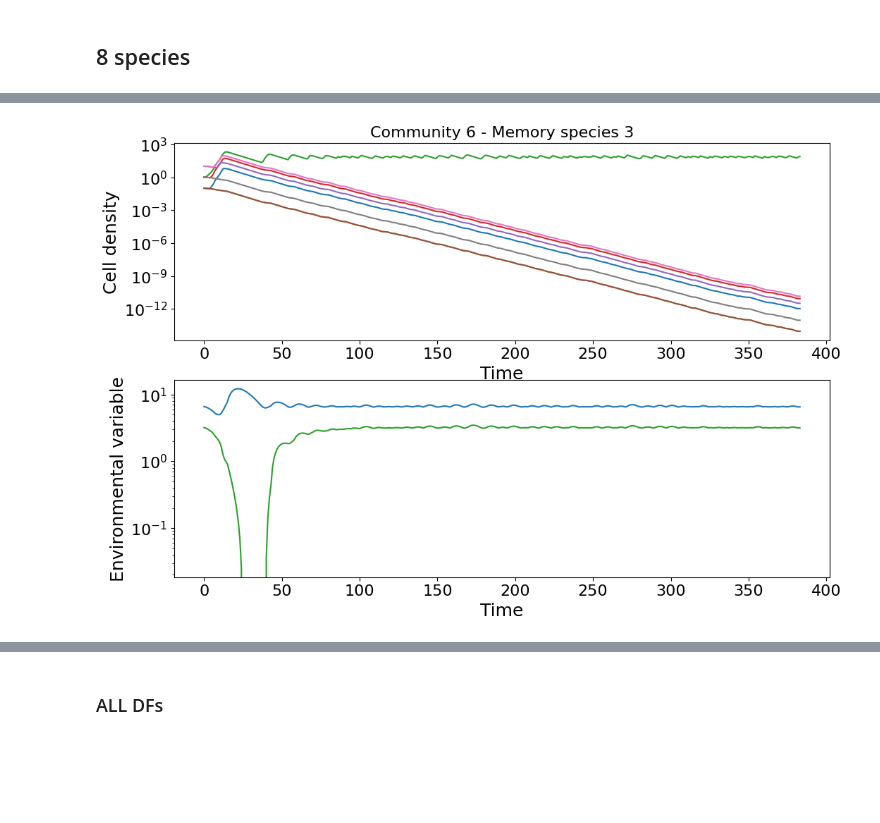
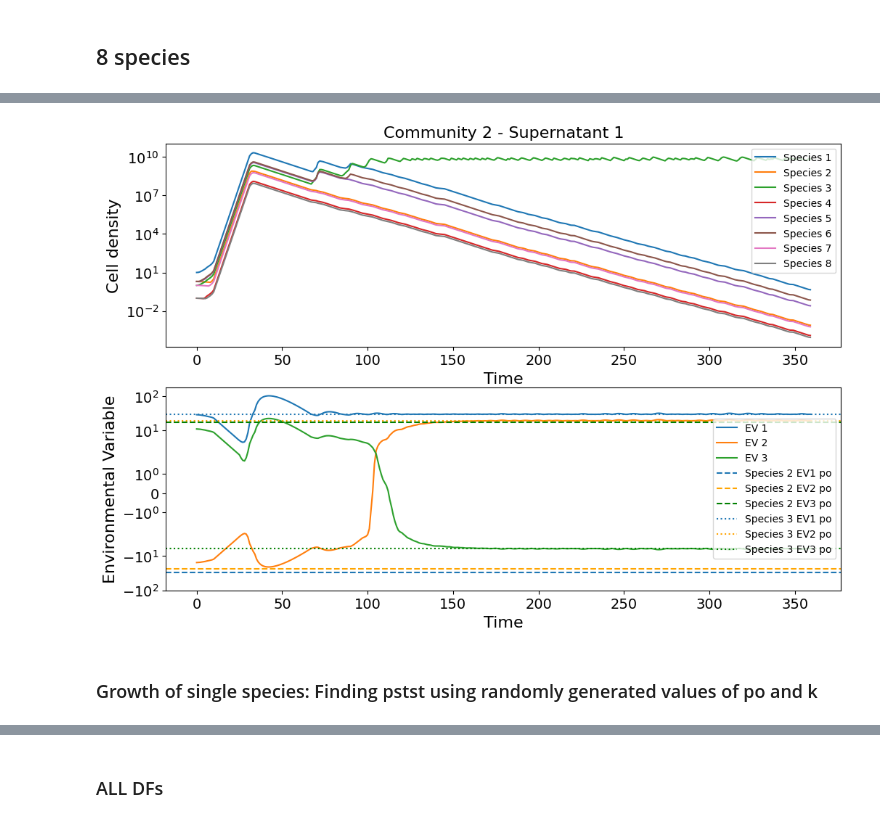
Before and after one commit to RatzkeLab/Environment-mediated-interactions-cause-an-externalized-and-collective-memory-in-microbes-, a Jupyter notebook: Memory model_8 species_Heaviside function.ipynb, the cells around one changed output, grey strips where cells are left out. Saved outputs shown, nothing was run; the diff lists cells and outputs as text; code cells hidden in the pictures; blank space fills up the shorter version.

```diff
--- a/Memory model_8 species_Heaviside function.ipynb
+++ b/Memory model_8 species_Heaviside function.ipynb
@@ -148,10 +16,10 @@ import matplotlib.pyplot as plt
 import numpy as np
 plt.rcParams["figure.figsize"] = (12,10)
 # %%
-def fm(t,y,po,k,sn):
-    N=y[:sn]
-    p=y[sn:]
-    r=(all(heaviside(1-0.2*(absolute(p-po)),1), axis=1))
-    dN_dt=(r-d)*N    #adding a lotka volterra term (1-N) makes dynamics more stable
-    dp_dt=dot(k,N)-d*p  # this assumes that p in the inflowing media is 0
-    return hstack([dN_dt,dp_dt])
+def fm(t, y, po, k, sn):
+    N = y[:sn]
+    p = y[sn:]
+    r = all(np.exp(-((np.abs(p - po)) ** 2)), axis = 1)
+    dN_dt = (r-d)*N
+    dp_dt = np.dot(k,N)-d*p  # Assuming p in the inflowing media is 0
+    return np.hstack([dN_dt, dp_dt])
@@ -374,30 +170,49 @@ res=solve_ivp(fm,[0,300],y0,max_step=1, args=(po_1,k_1,sn))
+# %%
+p_ini = g_p_stat[0]
+#solve equations
+y0=hstack([N_ini_2,p_ini])
+res=solve_ivp(fm,[0,300],y0,max_step=1, args=(po,k,sn))
+listx = (res.y[:sn])
 # %%
 import matplotlib.style
 import matplotlib as mpl
 from matplotlib import cm
-
-new_rc_params = {'text.usetex': False,
-"svg.fonttype": 'none'
-}
-mpl.rcParams.update(new_rc_params)
+import matplotlib.pyplot as plt
 mpl.style.use('default')
 plt.rcParams["figure.figsize"] = (12,8)
-plt.rcParams.update({'font.size': 16})
+plt.rcParams.update({'font.size': 14})
+
 
 fig = plt.figure()
 y1 = fig.add_subplot(211)
-y1.plot(res.y[:sn].T)
+y1.plot(res.y[:sn].T, label = Species)
 y1.set_yscale('log')
-y1.set_ylabel('Cell density', fontsize = 18)
-y1.set_xlabel('Time', fontsize = 18)
-y1.set_title('Community 6 - Memory species 3', fontsize = 16)
+y1.set_ylabel('Cell density', fontsize = 16)
+y1.set_xlabel('Time', fontsize = 16)
+y1.set_title('Community 2 - Supernatant 1', fontsize = 16)
+plt.legend(fontsize = 10)
 
 y2 = fig.add_subplot(212)
-plot(res.y[sn:].T)
-y2.set_yscale('log')
-y2.set_ylabel('Environmental variable', fontsize = 18)
-y2.set_xlabel('Time', fontsize = 18)
+plot(res.y[sn:].T, label = ['EV 1', 'EV 2', 'EV 3'])
+y2.set_yscale('symlog')
+y2.set_ylabel('Environmental Variable', fontsize = 16)
+y2.set_xlabel('Time', fontsize = 16)
+y2.axhline(y = -30.24, xmin = 0, xmax = 400, label = 'Species 2 EV1 po', c = 'C0', linestyle = '--')
+y2.axhline(y = -23.42, xmin = 0, xmax = 400, label = 'Species 2 EV2 po', c = 'Orange', linestyle = '--')
+y2.axhline(y = 17.48, xmin = 0, xmax = 400, label = 'Species 2 EV3 po', c = 'Green', linestyle = '--')
 
-#plt.savefig('Supplementary Fig7J.svg', bbox_inches = 'tight')
+y2.axhline(y = 29.78, xmin = 0, xmax = 400, label = 'Species 3 EV1 po', c = 'C0', linestyle = ':')
+y2.axhline(y = 19.36, xmin = 0, xmax = 400, label = 'Species 3 EV2 po', c = 'Orange', linestyle = ':')
+y2.axhline(y = -6.21, xmin = 0, xmax = 400, label = 'Species 3 EV3 po', c = 'Green', linestyle = ':')
+
+y2.set_ylim(bottom = -100)
+plt.legend(loc = 'center right', fontsize = 10)
+
+#species 2 g_p_stat = [-30.244476607340474, -23.42707672993048, 17.488240728444822]
+#species 3 g_p_stat = [29.779743482951254, 19.368062553555024, -6.213605932947415]
+matplotlib.rcParams['svg.fonttype'] = 'none'
+#plt.savefig('Rev_Supp_Fig_D.svg', bbox_inches = 'tight')
 # %% [output]
-[figure, old version]
+[figure, new version]
+# %% [markdown]
+### Growth of single species: Finding pstst using randomly generated values of po and k
```
Also changed, not shown: parts of 91 cells of this notebook.
